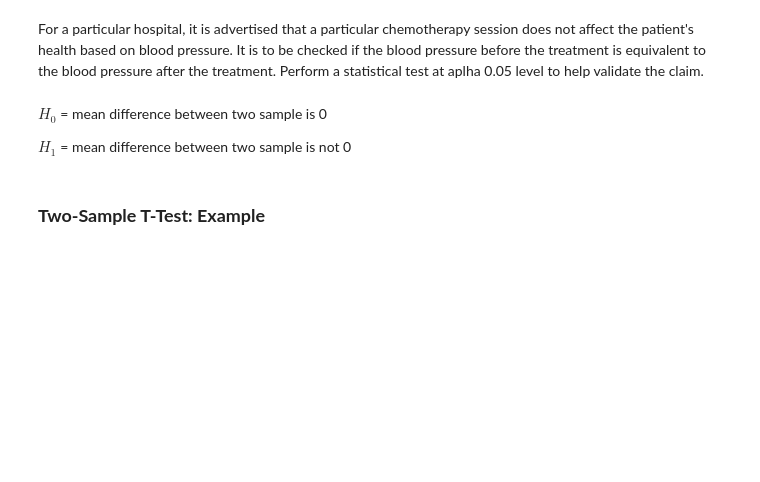
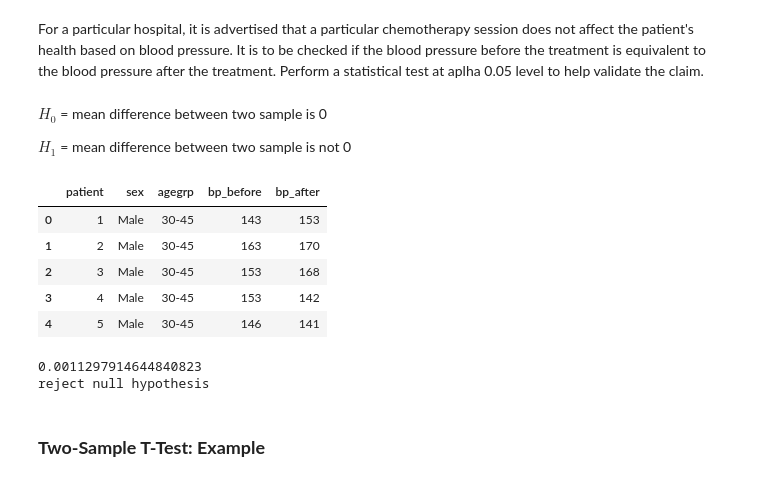
Before and after one commit to opendroid/learn-python, a Jupyter notebook: stats/advanced_statistics.ipynb, the cells around one changed output. Cells and saved outputs as stored; diff of their text form; code cells hidden in the pictures; blank space fills up the shorter version.

```diff
--- a/stats/advanced_statistics.ipynb
+++ b/stats/advanced_statistics.ipynb
@@ -431,8 +431,15 @@ $H_1$ = mean difference between two sample is not 0
 # %%
 import pandas as pd
 from scipy import stats
-df = pd.read_csv("blood_pressure.csv")
+df = pd.read_csv("../data/blood_pressure.csv")
 df.head()
+# %% [output]
+|  | patient | sex | agegrp | bp_before | bp_after |
+| 0 | 1 | Male | 30-45 | 143 | 153 |
+| 1 | 2 | Male | 30-45 | 163 | 170 |
+| 2 | 3 | Male | 30-45 | 153 | 168 |
+| 3 | 4 | Male | 30-45 | 153 | 142 |
+| 4 | 5 | Male | 30-45 | 146 | 141 |
 # %%
 df[['bp_before','bp_after']].describe()
 ttest,pval = stats.ttest_rel(df['bp_before'], df['bp_after'])
@@ -441,6 +448,9 @@ if pval<0.05:
     print("reject null hypothesis")
 else:
     print("accept null hypothesis")
+# %% [output]
+0.0011297914644840823
+reject null hypothesis
 # %% [markdown]
 ### __Two-Sample T-Test: Example__
 # %% [markdown]
```
Also changed, not shown: parts of 16 cells of this notebook, 5 other files.
